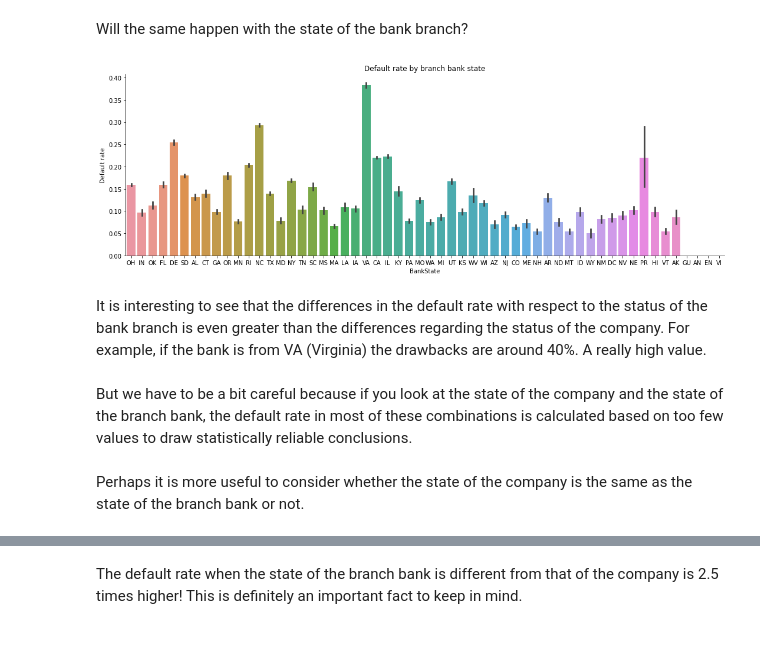
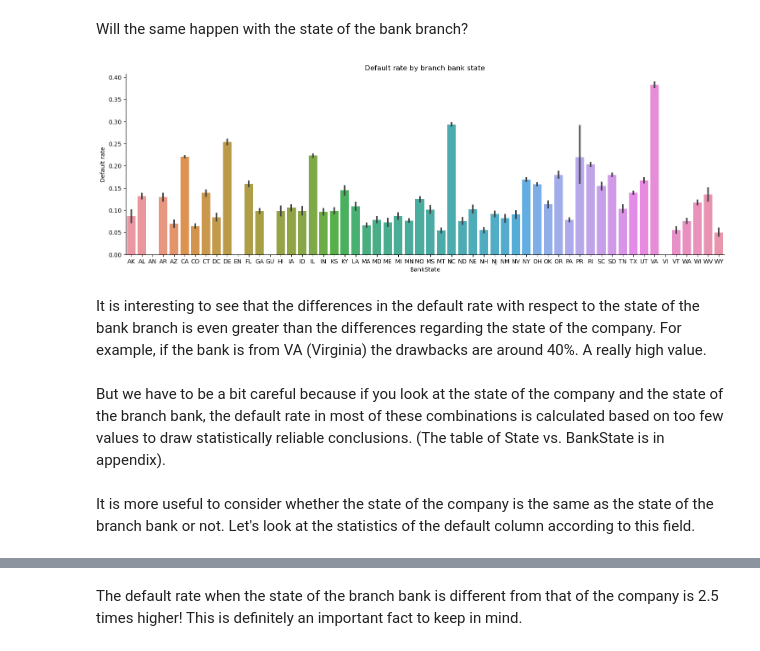
Before and after one commit to HGalletti/Pr-stamos-bancarios, a Jupyter notebook: loans.ipynb, the cells around one changed output, grey strips where cells are left out. Drawn from its saved outputs; the diff is of its cells as text; code cells hidden in the pictures.

Commit message:
Added appendix, cleaned, and corrected. Added pdf

```diff
--- a/loans.ipynb
+++ b/loans.ipynb
@@ -897,0 +962,8 @@ loans['DisbursementDate'].replace('2020-04-14', np.nan, inplace=True)
+# %%
+loans['DisbursementYear']=loans['DisbursementDate'].dt.year
+loans['DisbursementYear']= loans['DisbursementYear'].astype('Int64') #We transform to Int64, because it doesn't
+#let transform to int when there are nulls.
+loans['ApprovalYear']=loans['ApprovalDate'].dt.year
+loans['ApprovalYear']= loans['ApprovalYear'].astype('Int64') #We transform to Int64, because it doesn't let transform to int when there are nulls.
+# %%
+loans['Days_waiting']=loans['DisbursementDate']-loans['ApprovalDate']
@@ -897,0 +976,3 @@ loans['DisbursementDate'].replace('2020-04-14', np.nan, inplace=True)
+# %%
+loans['GreatRecession']=loans["ApprovalFY"].between(2007, 2009, inclusive='both')
+loans['GreatRecession'] = loans['GreatRecession'].astype(int) #We go to binary.
@@ -897,0 +989,4 @@ loans['DisbursementDate'].replace('2020-04-14', np.nan, inplace=True)
+# %%
+loans['Disb_vs_GrAppv']=loans['DisbursementGross']-loans['GrAppv']
+loans['Disb_vs_GrAppv_is_positive']=loans['Disb_vs_GrAppv'].apply(lambda x: np.sign(x)*(np.sign(x)+1)/2) # This
+#formula makes the field equal to 1 if the difference is positive, and 0 otherwise.
@@ -1035,12 +1224,20 @@ We see that there are states where the risk of default is significantly higher t
 # %% [markdown]
 Will the same happen with the state of the bank branch?
 # %%
-sns.catplot( data=loans, x="BankState", y="Default", kind="bar", aspect=3);
+sns.catplot( data=loans.sort_values(by='BankState'), x="BankState", y="Default", kind="bar", aspect=3);
 plt.ylabel('Default rate');
 plt.title("Default rate by branch bank state");
+
+#plt.ylabel("Tasa de default", size=10)
+#plt.title("Tasa de default por estado de la sucursal bancaria", size=12);
+#plt.xlabel("Estado de la sucursal bancaria", size=10)
+
+
+#plt.tight_layout()
+#plt.savefig("Default_by_bank_state.png", dpi=100)
 # %% [output]
-[figure, old version]
+[figure, new version]
 # %% [markdown]
-It is interesting to see that the differences in the default rate with respect to the status of the bank branch is even greater than the differences regarding the status of the company. For example, if the bank is from VA (Virginia) the drawbacks are around 40%. A really high value.
+It is interesting to see that the differences in the default rate with respect to the state of the bank branch is even greater than the differences regarding the state of the company. For example, if the bank is from VA (Virginia) the drawbacks are around 40%. A really high value.
 # %% [markdown]
-But we have to be a bit careful because if you look at the state of the company and the state of the branch bank, the default rate in most of these combinations is calculated based on too few values to draw statistically reliable conclusions.
+But we have to be a bit careful because if you look at the state of the company and the state of the branch bank, the default rate in most of these combinations is calculated based on too few values to draw statistically reliable conclusions. (The table of State vs. BankState is in appendix).
@@ -1055,2 +1244,2 @@ But we have to be a bit careful because if you look at the state of the company
 # %% [markdown]
-Perhaps it is more useful to consider whether the state of the company is the same as the state of the branch bank or not.
+It is more useful to consider whether the state of the company is the same as the state of the branch bank or not. Let's look at the statistics of the default column according to this field.
```
Also changed, not shown: parts of 205 cells of this notebook.
